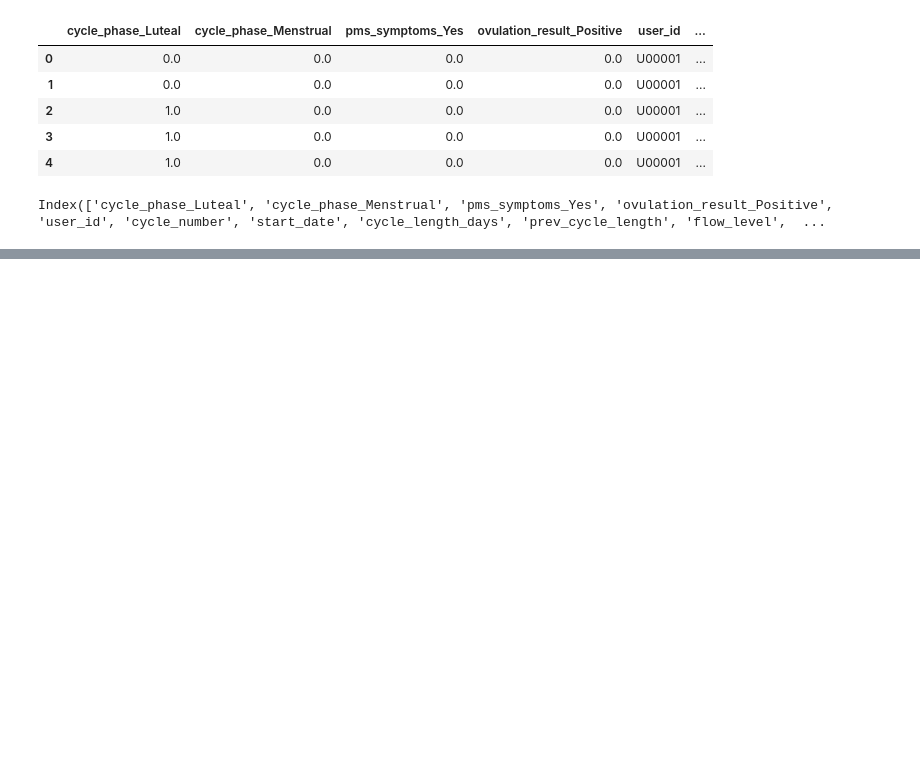
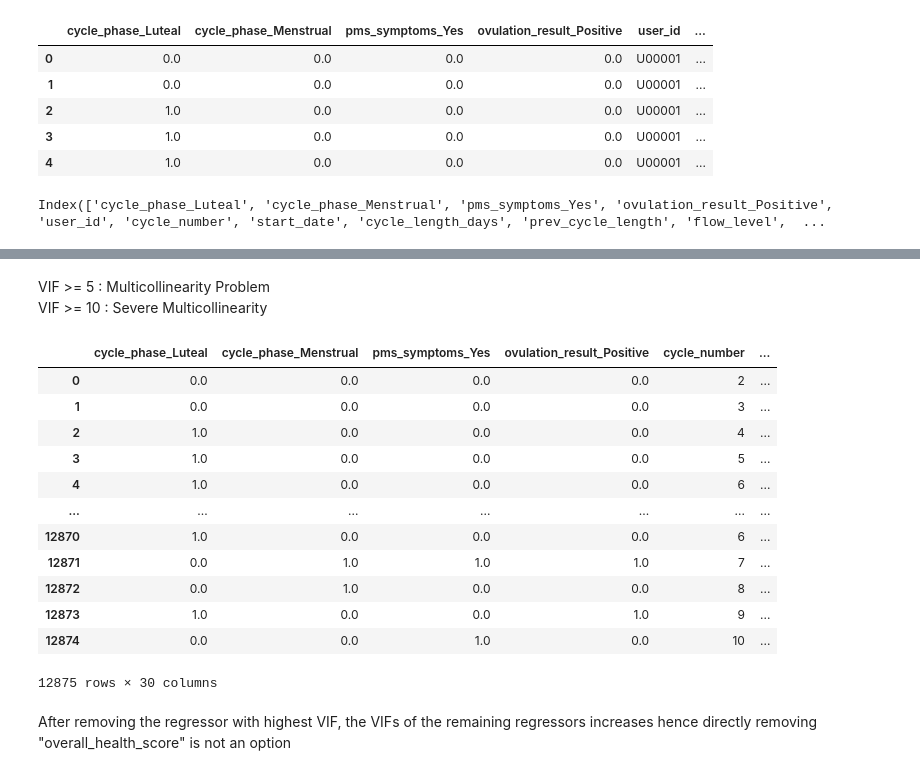
Before and after one commit to Parasshirishvaidya/regression-for-menstrual-pain, a Jupyter notebook: Notebooks/Feature_Engineering.ipynb, the cells around one changed output, grey strips where cells are left out. Saved outputs shown, nothing was run; the diff lists cells and outputs as text; code cells hidden in the pictures; blank space fills up the shorter version.

```diff
--- a/Notebooks/Feature_Engineering.ipynb
+++ b/Notebooks/Feature_Engineering.ipynb
@@ -145,0 +212,29 @@ Index(['cycle_phase_Luteal', 'cycle_phase_Menstrual', 'pms_symptoms_Yes', 'ovula
+# %%
+# VIF
+
+from statsmodels.stats.outliers_influence import variance_inflation_factor
+
+# Copy data
+X = df_numeric.copy()
+
+# Convert all columns to numeric (invalid parsing → NaN)
+X = X.apply(pd.to_numeric, errors='coerce')
+
+# Drop rows with NaN (important for VIF stability)
+X = X.dropna()
+
+# Add your intercept column
+X["const"] = 22.699
+
+# Compute VIF
+vif_data = pd.DataFrame()
+vif_data["Variable"] = X.columns
+vif_data["VIF"] = [
+    variance_inflation_factor(X.values, i)
+    for i in range(X.shape[1])
+]
+
+# Remove intercept from interpretation
+vif_result = vif_data[vif_data["Variable"] != "const"]
+
+print(vif_result.sort_values(by="VIF", ascending=False))
@@ -145,0 +259,19 @@ Index(['cycle_phase_Luteal', 'cycle_phase_Menstrual', 'pms_symptoms_Yes', 'ovula
+# %% [markdown]
+VIF >= 5 : Multicollinearity Problem
+VIF >= 10 : Severe Multicollinearity
+# %%
+X
+# %% [output]
+|  | cycle_phase_Luteal | cycle_phase_Menstrual | pms_symptoms_Yes | ovulation_result_Positive | cycle_number | ... |
+| 0 | 0.0 | 0.0 | 0.0 | 0.0 | 2 | ... |
+| 1 | 0.0 | 0.0 | 0.0 | 0.0 | 3 | ... |
+| 2 | 1.0 | 0.0 | 0.0 | 0.0 | 4 | ... |
+| 3 | 1.0 | 0.0 | 0.0 | 0.0 | 5 | ... |
+| 4 | 1.0 | 0.0 | 0.0 | 0.0 | 6 | ... |
+| ... | ... | ... | ... | ... | ... | ... |
+| 12870 | 1.0 | 0.0 | 0.0 | 0.0 | 6 | ... |
+| 12871 | 0.0 | 1.0 | 1.0 | 1.0 | 7 | ... |
+| 12872 | 0.0 | 1.0 | 0.0 | 0.0 | 8 | ... |
+| 12873 | 1.0 | 0.0 | 0.0 | 1.0 | 9 | ... |
+| 12874 | 0.0 | 0.0 | 1.0 | 0.0 | 10 | ... |
+12875 rows × 30 columns
@@ -145,0 +281,2 @@ Index(['cycle_phase_Luteal', 'cycle_phase_Menstrual', 'pms_symptoms_Yes', 'ovula
+# %% [markdown]
+After removing the regressor with highest VIF, the VIFs of the remaining regressors increases hence directly removing "overall_health_score" is not an option
```
Also changed, not shown: parts of 13 cells of this notebook.
